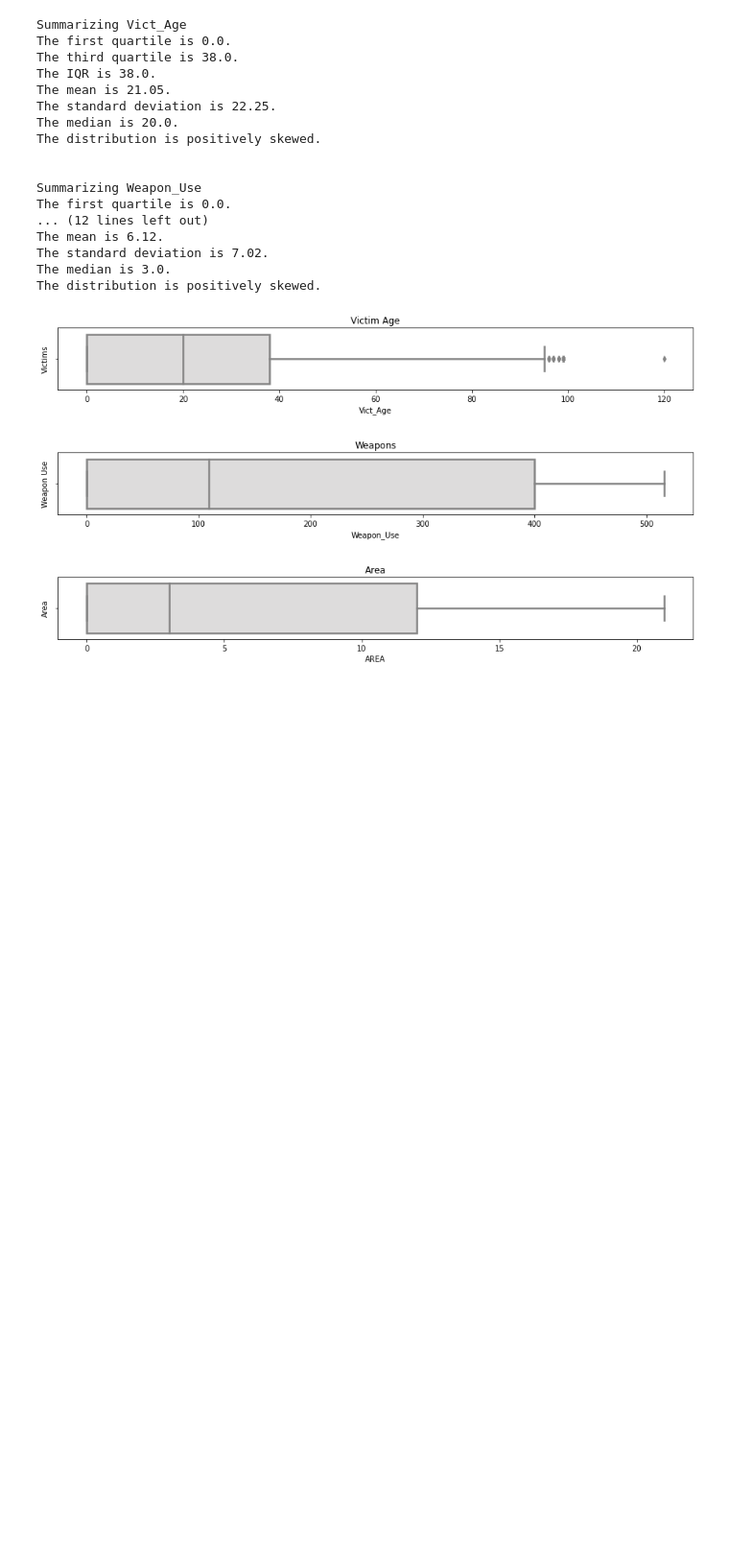
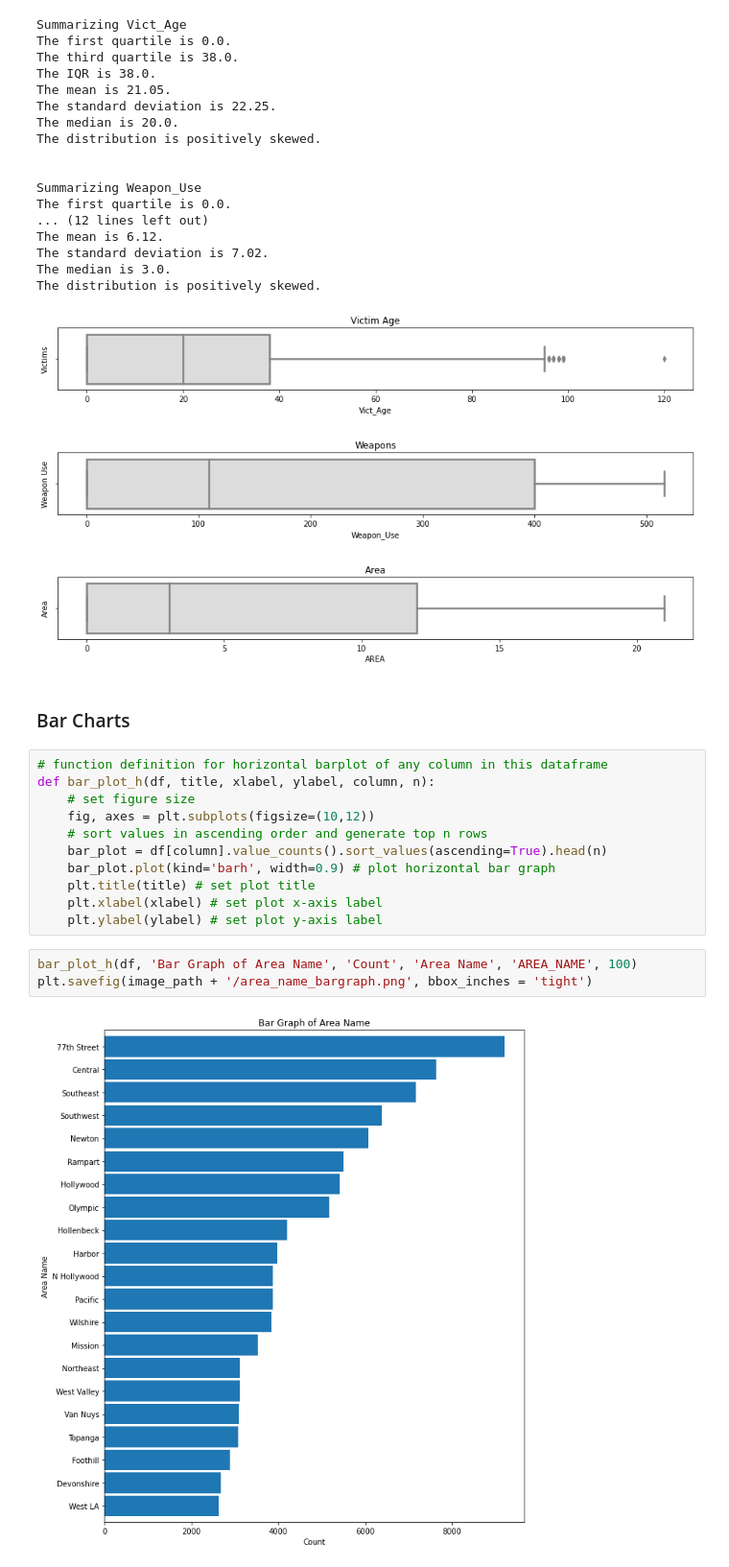
Before and after one commit to MSADS-Capstone/navigating_crime, a Jupyter notebook: Code Library/data_exploration_phase1.ipynb, the cells around one changed output. Shown: that part at 96% size. Cells and saved outputs as stored; diff of their text form; blank space fills up the shorter version.

```diff
--- a/Code Library/data_exploration_phase1.ipynb
+++ b/Code Library/data_exploration_phase1.ipynb
@@ -351,3 +352,21 @@ The distribution is positively skewed.
 [figure]
 [figure]
 [figure]
+# %% [markdown]
+### Bar Charts
+# %%
+# function definition for horizontal barplot of any column in this dataframe
+def bar_plot_h(df, title, xlabel, ylabel, column, n):
+    # set figure size
+    fig, axes = plt.subplots(figsize=(10,12))
+    # sort values in ascending order and generate top n rows
+    bar_plot = df[column].value_counts().sort_values(ascending=True).head(n)
+    bar_plot.plot(kind='barh', width=0.9) # plot horizontal bar graph
+    plt.title(title) # set plot title
+    plt.xlabel(xlabel) # set plot x-axis label
+    plt.ylabel(ylabel) # set plot y-axis label
+# %%
+bar_plot_h(df, 'Bar Graph of Area Name', 'Count', 'Area Name', 'AREA_NAME', 100)
+plt.savefig(image_path + '/area_name_bargraph.png', bbox_inches = 'tight')
+# %% [output]
+[figure, added]
```
Also changed, not shown: parts of 3 cells of this notebook, 4 other files.
